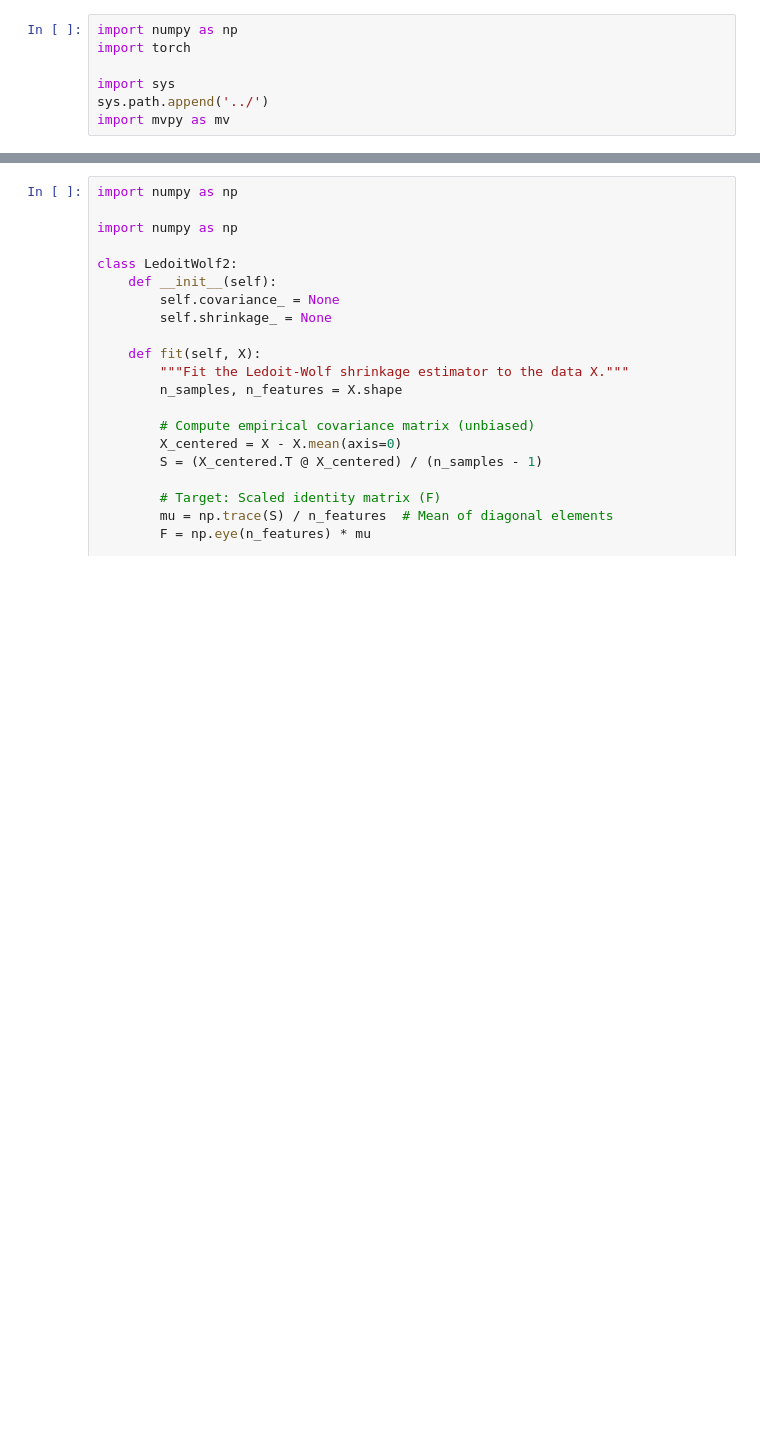
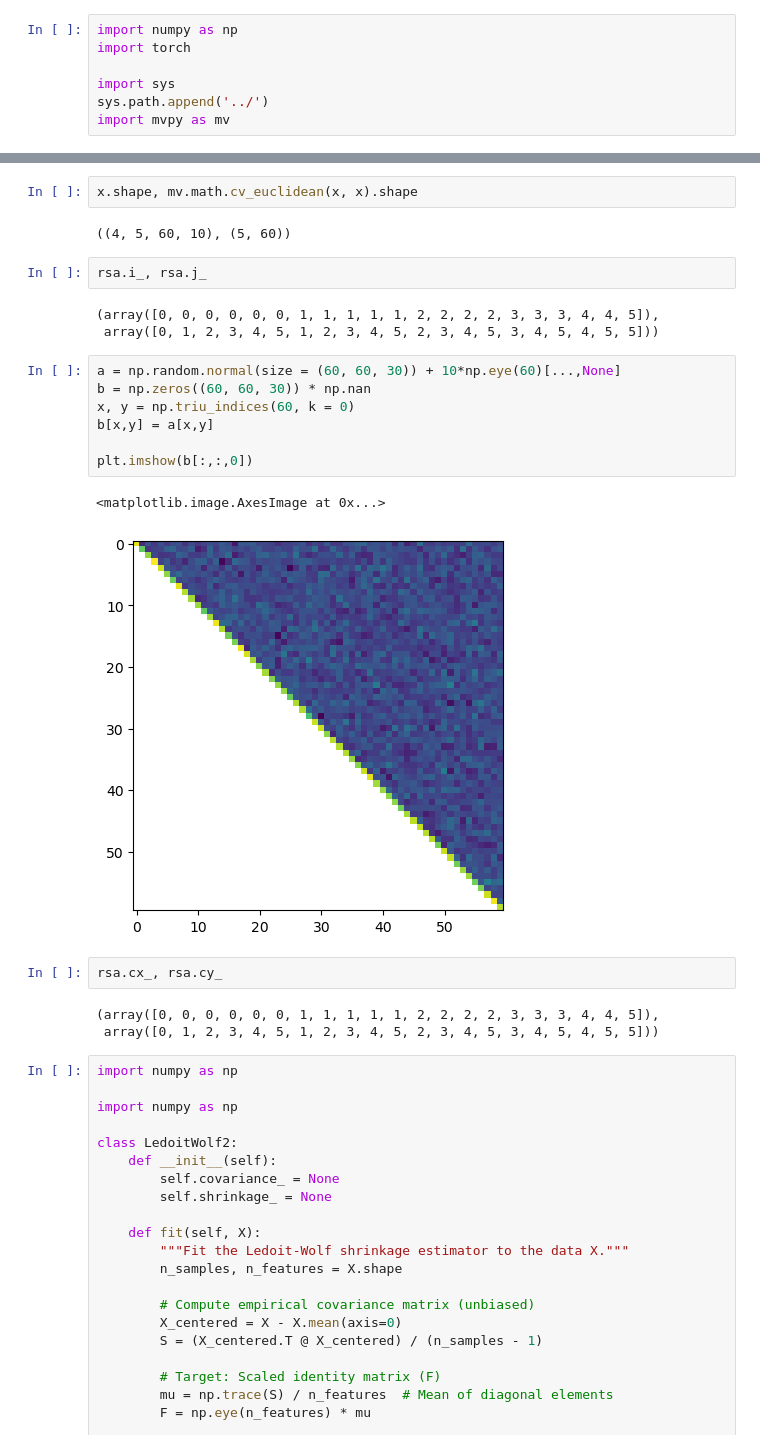
Before and after one commit to FabulousFabs/MVPy, a Jupyter notebook: examples/tests.ipynb, the cells around one changed output, grey strips where cells are left out. Saved outputs shown, nothing was run; the diff lists cells and outputs as text; blank space fills up the shorter version.

```diff
--- a/examples/tests.ipynb
+++ b/examples/tests.ipynb
@@ -8,3 +228,27 @@ import mvpy as mv
+# %%
+x.shape, mv.math.cv_euclidean(x, x).shape
+# %% [output]
+((4, 5, 60, 10), (5, 60))
+# %%
+rsa.i_, rsa.j_
+# %% [output]
+(array([0, 0, 0, 0, 0, 0, 1, 1, 1, 1, 1, 2, 2, 2, 2, 3, 3, 3, 4, 4, 5]),
+ array([0, 1, 2, 3, 4, 5, 1, 2, 3, 4, 5, 2, 3, 4, 5, 3, 4, 5, 4, 5, 5]))
+# %%
+a = np.random.normal(size = (60, 60, 30)) + 10*np.eye(60)[...,None]
+b = np.zeros((60, 60, 30)) * np.nan
+x, y = np.triu_indices(60, k = 0)
+b[x,y] = a[x,y]
+
+plt.imshow(b[:,:,0])
+# %% [output]
+<matplotlib.image.AxesImage at 0x...>
+[figure, added]
+# %%
+rsa.cx_, rsa.cy_
+# %% [output]
+(array([0, 0, 0, 0, 0, 0, 1, 1, 1, 1, 1, 2, 2, 2, 2, 3, 3, 3, 4, 4, 5]),
+ array([0, 1, 2, 3, 4, 5, 1, 2, 3, 4, 5, 2, 3, 4, 5, 3, 4, 5, 4, 5, 5]))
 # %%
 import numpy as np
 
```
Also changed, not shown: parts of 11 cells of this notebook, 6 other files.
